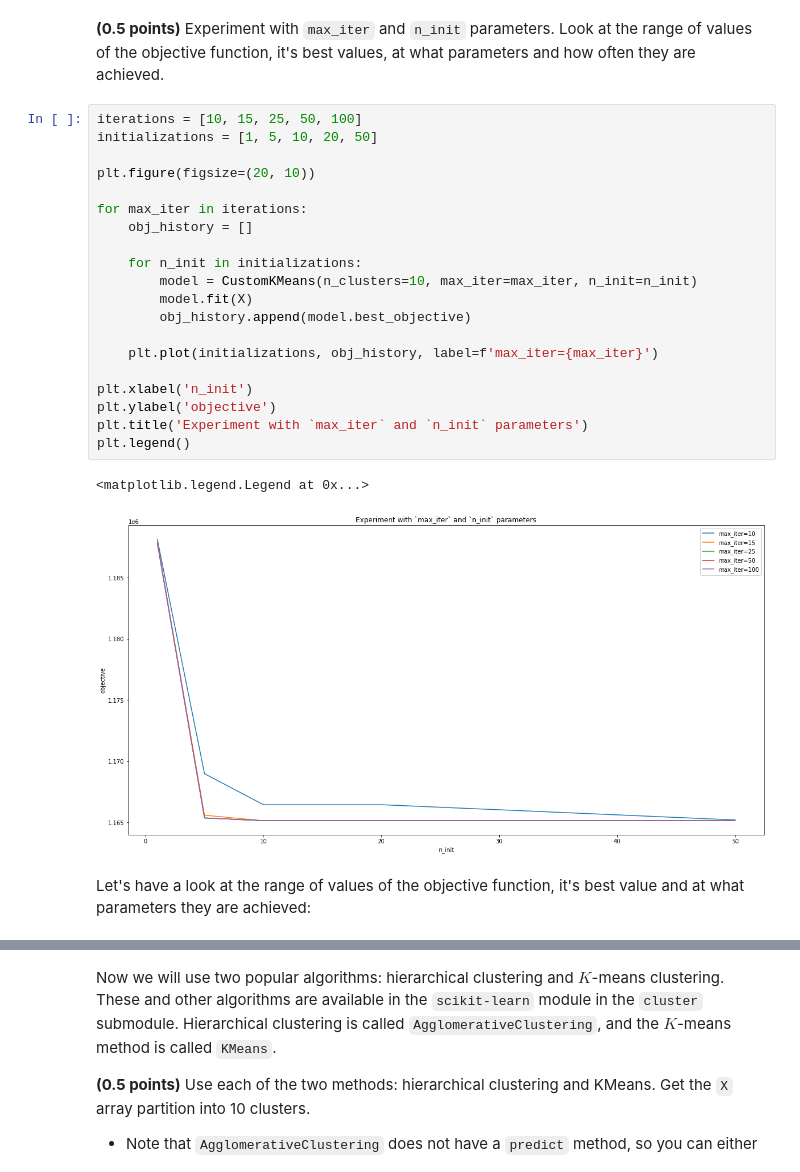
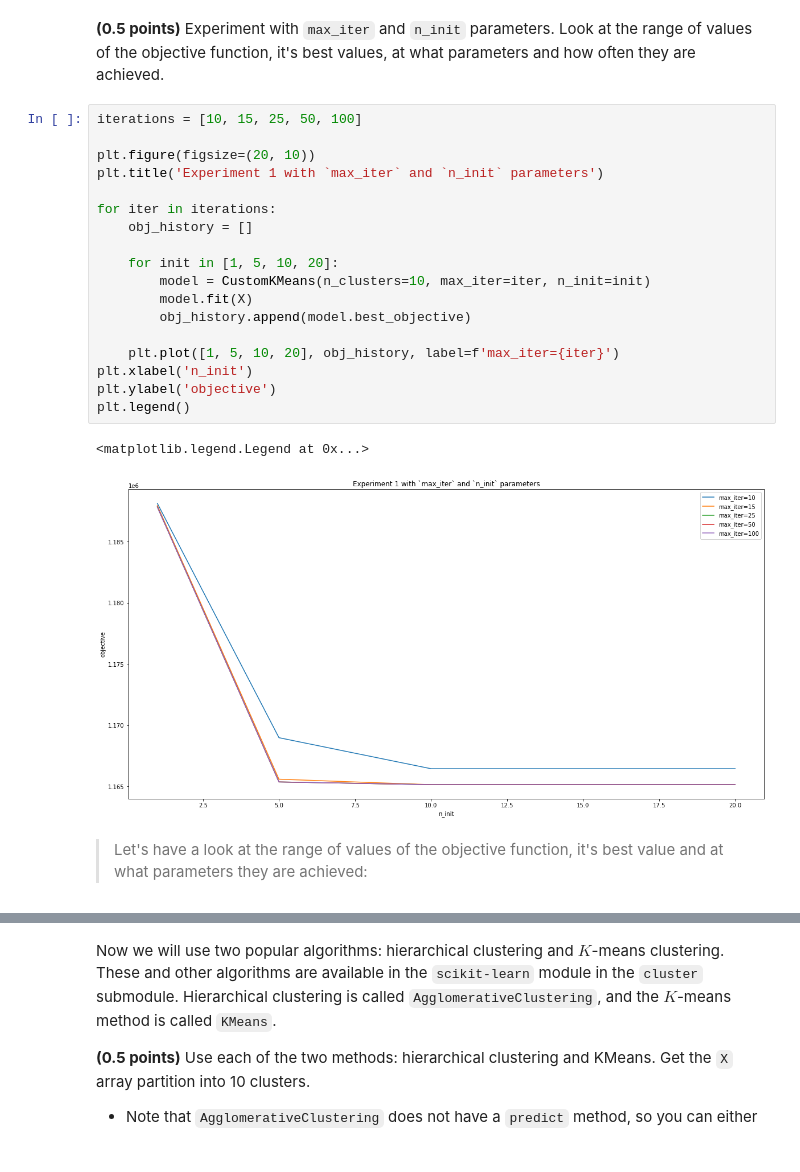
Before and after one commit to kastrubait/ml-intro-2022Q1, a Jupyter notebook: task-8_clustering.ipynb, the cells around one changed output, grey strips where cells are left out. Drawn from its saved outputs; the diff is of its cells as text.

```diff
--- a/task-8_clustering.ipynb
+++ b/task-8_clustering.ipynb
@@ -175,26 +175,24 @@ for i in range(10):
 **(0.5 points)** Experiment with `max_iter` and `n_init` parameters. Look at the range of values of the objective function, it's best values, at what parameters and how often they are achieved.
 # %%
 iterations = [10, 15, 25, 50, 100]
-initializations = [1, 5, 10, 20, 50]
 
 plt.figure(figsize=(20, 10))
+plt.title('Experiment 1 with `max_iter` and `n_init` parameters')
 
-for max_iter in iterations:
+for iter in iterations:
     obj_history = []
 
-    for n_init in initializations:
-        model = CustomKMeans(n_clusters=10, max_iter=max_iter, n_init=n_init)
+    for init in [1, 5, 10, 20]:
+        model = CustomKMeans(n_clusters=10, max_iter=iter, n_init=init)
         model.fit(X)
         obj_history.append(model.best_objective)
 
-    plt.plot(initializations, obj_history, label=f'max_iter={max_iter}')
-
+    plt.plot([1, 5, 10, 20], obj_history, label=f'max_iter={iter}')
 plt.xlabel('n_init')
 plt.ylabel('objective')
-plt.title('Experiment with `max_iter` and `n_init` parameters')
 plt.legend()
 # %% [output]
 <matplotlib.legend.Legend at 0x...>
-[figure, old version]
+[figure, new version]
 # %% [markdown]
-Let's have a look at the range of values of the objective function, it's best value and at what parameters they are achieved:
+> Let's have a look at the range of values of the objective function, it's best value and at what parameters they are achieved:
```
Also changed, not shown: parts of 15 cells of this notebook.
